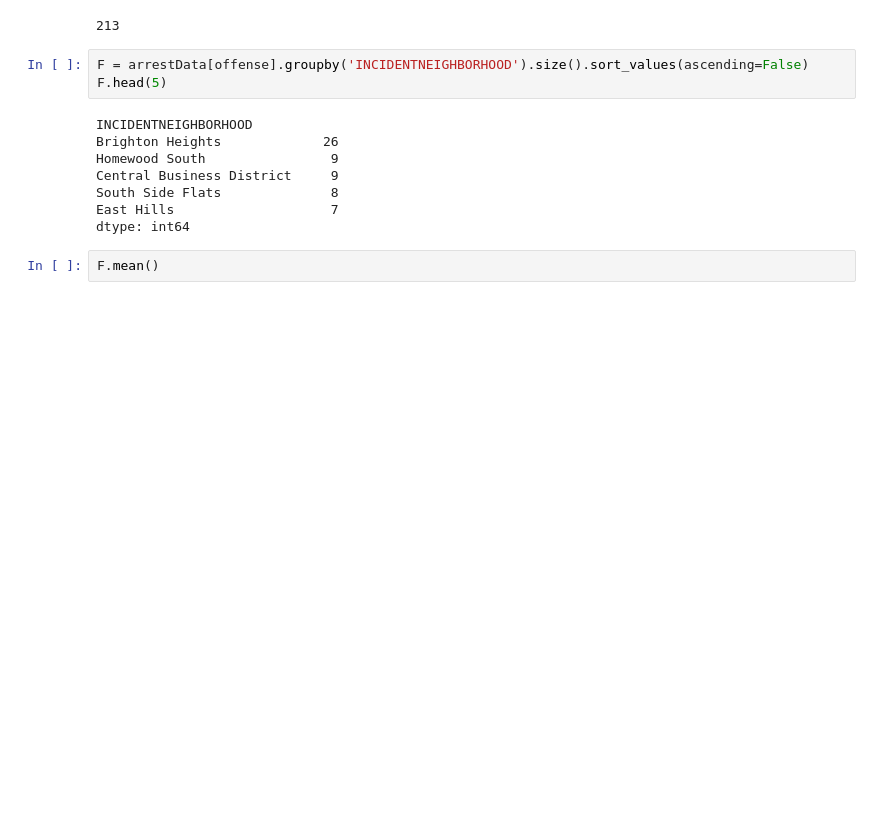
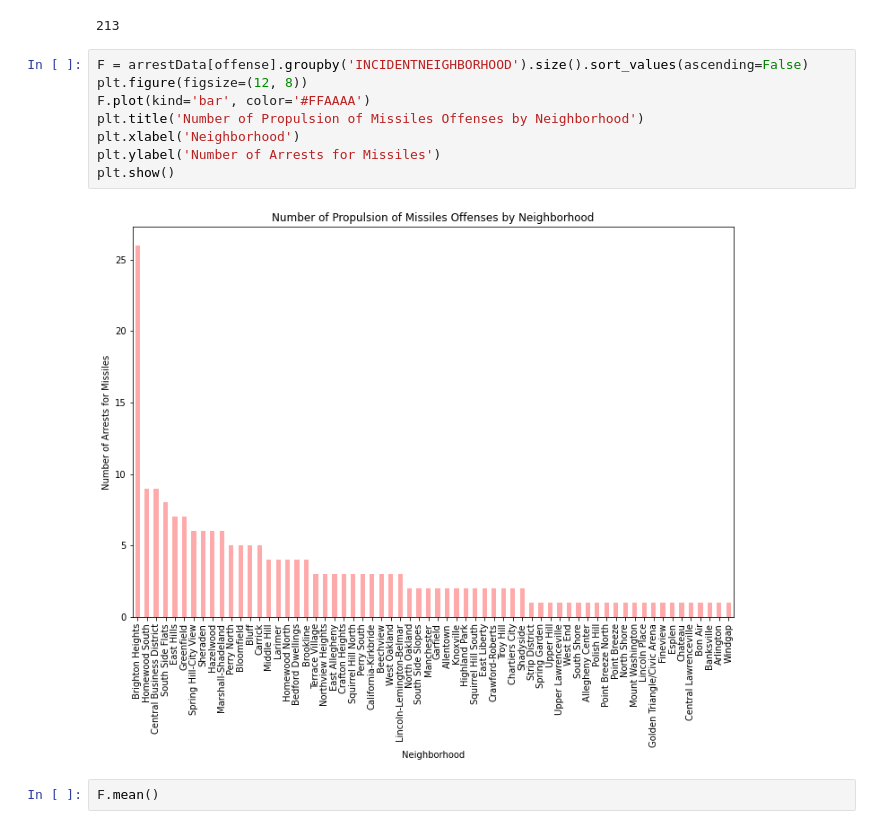
Before and after one commit to haydenagh/CMPINF0010-FINAL, a Jupyter notebook: Final.ipynb, the cells around one changed output. Saved outputs shown, nothing was run; the diff lists cells and outputs as text; blank space fills up the shorter version.

```diff
--- a/Final.ipynb
+++ b/Final.ipynb
@@ -84,17 +101,16 @@ arrestData.iloc[2398-1][7]
 print(offense.sum())
 # %% [output]
 213
-# %%
-F = arrestData[offense].groupby('INCIDENTNEIGHBORHOOD').size().sort_values(ascending=False)
-F.head(5)
-# %% [output]
-INCIDENTNEIGHBORHOOD
-Brighton Heights             26
-Homewood South                9
-Central Business District     9
-South Side Flats              8
-East Hills                    7
-dtype: int64
+# %%
+F = arrestData[offense].groupby('INCIDENTNEIGHBORHOOD').size().sort_values(ascending=False)
+plt.figure(figsize=(12, 8))
+F.plot(kind='bar', color='#FFAAAA')
+plt.title('Number of Propulsion of Missiles Offenses by Neighborhood')
+plt.xlabel('Neighborhood')
+plt.ylabel('Number of Arrests for Missiles')
+plt.show()
+# %% [output]
+[figure, added]
 # %%
 F.mean()
 # %% [output]
```
Also changed, not shown: parts of 21 cells of this notebook.
